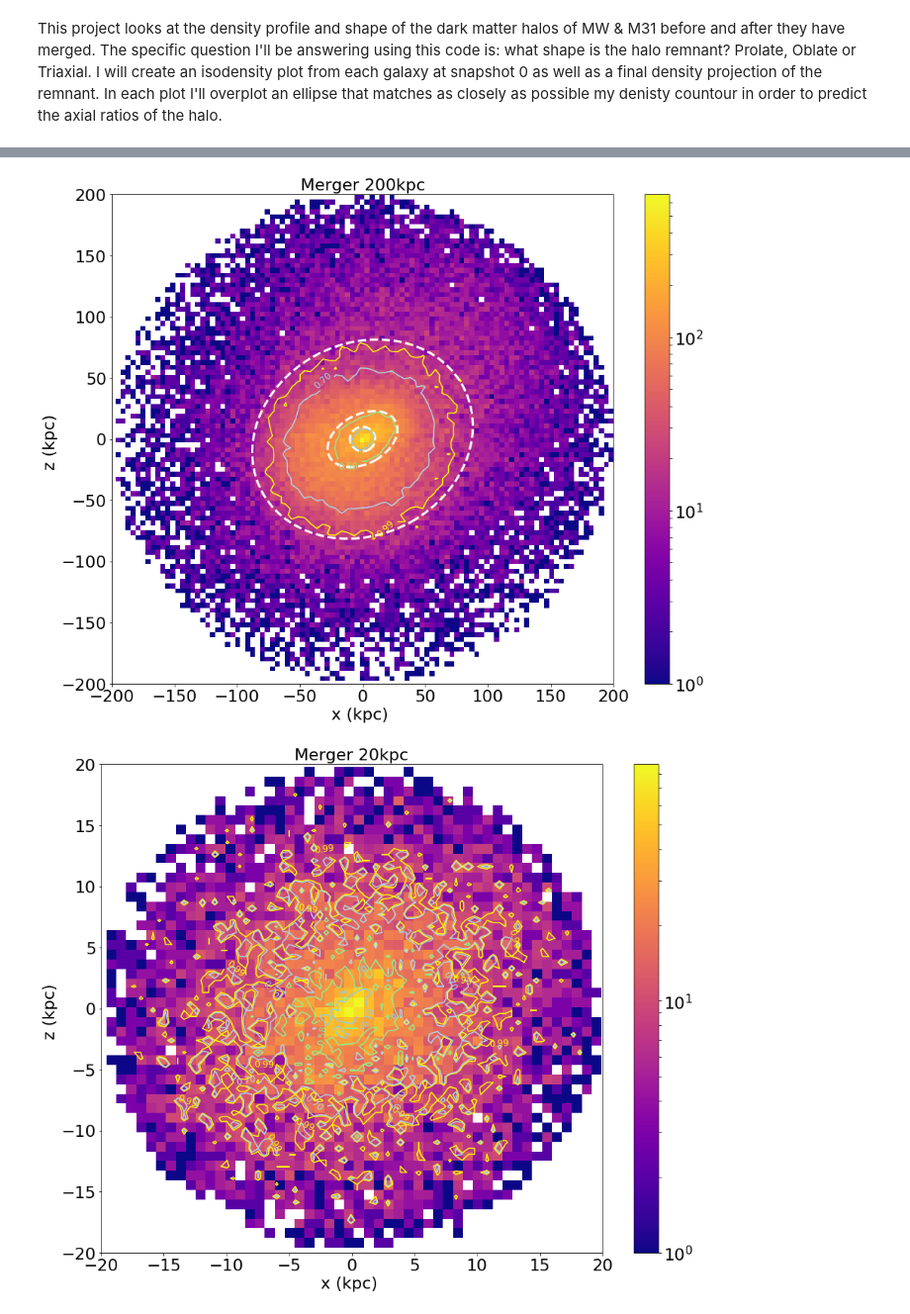
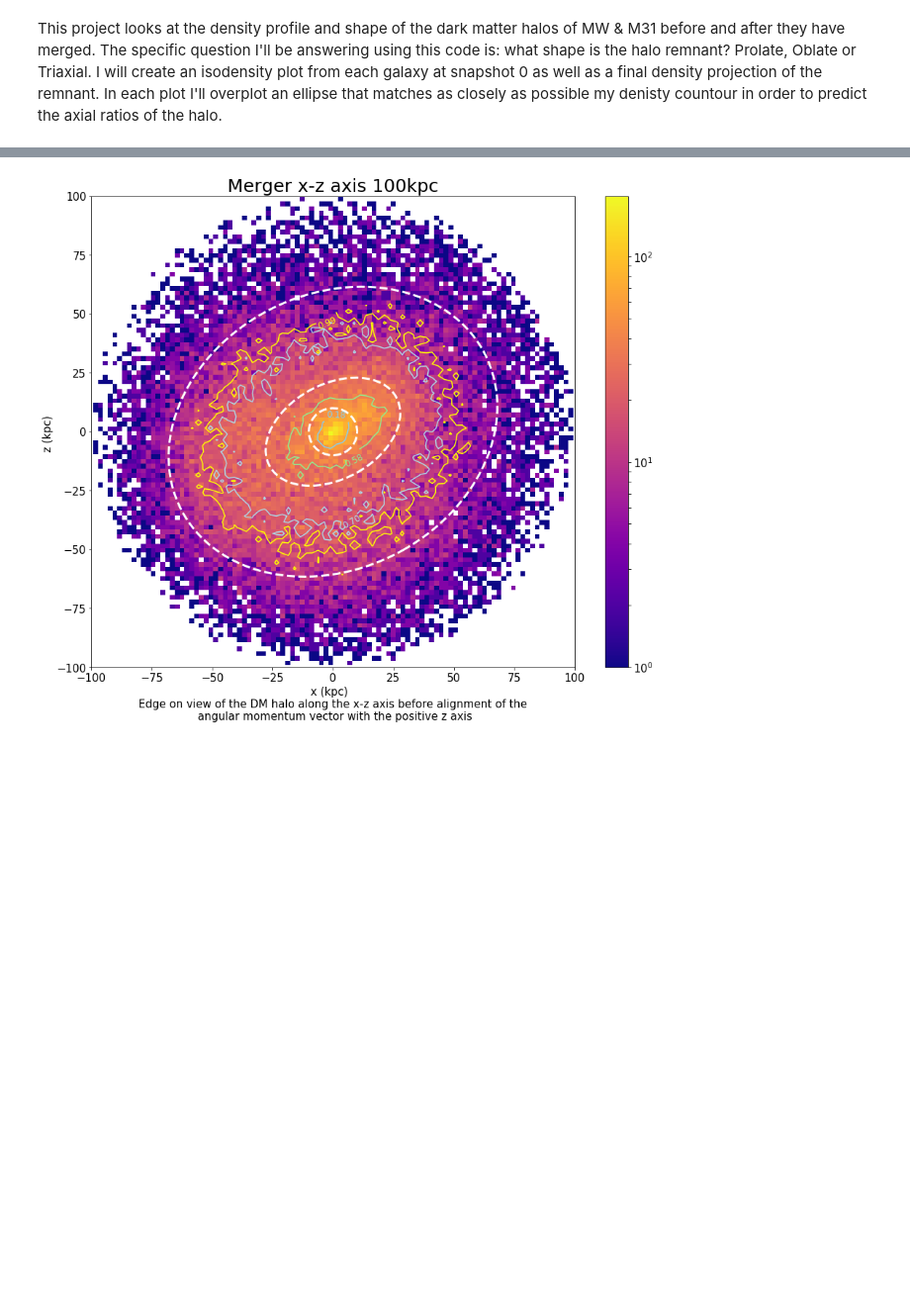
Before and after one commit to Ximena89/400B_STEPHENSON, a Jupyter notebook: ResearchProject/ResearchAssignment3/MW_M31_HALO_DM_MERGER.ipynb, the cells around one changed output, grey strips where cells are left out. Shown at 99% size. Drawn from its saved outputs; the diff is of its cells as text; code cells hidden in the pictures; blank space fills up the shorter version.

```diff
--- a/ResearchProject/ResearchAssignment3/MW_M31_HALO_DM_MERGER.ipynb
+++ b/ResearchProject/ResearchAssignment3/MW_M31_HALO_DM_MERGER.ipynb
@@ -175,10 +175,10 @@ index1_mw = np.where(rtot_mw <20)
 index1_m31 = np.where(rtot_m31 <20)
 index1_merger = np.where(rtot_merger <20)
 
-# 200 kpc
-index2_mw = np.where(rtot_mw < 200)
-index2_m31 = np.where(rtot_m31 < 200)
-index2_merger = np.where(rtot_merger < 200)
+# 100 kpc
+index2_mw = np.where(rtot_mw < 100)
+index2_m31 = np.where(rtot_m31 < 100)
+index2_merger = np.where(rtot_merger < 100)
 
 
 
@@ -214,21 +214,21 @@ vtot_merger = np.sqrt(vx_merger**2 + vy_merger**2 + vz_merger**2 )
 
 ## MW ##
 r_mw_20 = np.array([x_mw[index1_mw], y_mw[index1_mw], z_mw[index1_mw]]).T
-r_mw_200 = np.array([x_mw[index2_mw], y_mw[index2_mw], z_mw[index2_mw]]).T
+r_mw_100 = np.array([x_mw[index2_mw], y_mw[index2_mw], z_mw[index2_mw]]).T
 v_mw_20 = np.array([vx_mw[index1_mw], vy_mw[index1_mw], vz_mw[index1_mw]]).T
-v_mw_200 = np.array([vx_mw[index2_mw], vy_mw[index2_mw], vz_mw[index2_mw]]).T
+v_mw_100 = np.array([vx_mw[index2_mw], vy_mw[index2_mw], vz_mw[index2_mw]]).T
 
 ## M31 ##
 r_m31_20 = np.array([x_m31[index1_m31], y_m31[index1_m31], z_m31[index1_m31]]).T
-r_m31_200 = np.array([x_m31[index2_m31], y_m31[index2_m31], z_m31[index2_m31]]).T
+r_m31_100 = np.array([x_m31[index2_m31], y_m31[index2_m31], z_m31[index2_m31]]).T
 v_m31_20 = np.array([vx_m31[index1_m31], vy_m31[index1_m31], vz_m31[index1_m31]]).T
-v_m31_200 = np.array([vx_m31[index2_m31], vy_m31[index2_m31], vz_m31[index2_m31]]).T
+v_m31_100 = np.array([vx_m31[index2_m31], vy_m31[index2_m31], vz_m31[index2_m31]]).T
 
 ## merger ##
 r_merger_20 = np.array([x_merger[index1_merger], y_merger[index1_merger], z_merger[index1_merger]]).T
-r_merger_200 = np.array([x_merger[index2_merger], y_merger[index2_merger], z_merger[index2_merger]]).T
+r_merger_100 = np.array([x_merger[index2_merger], y_merger[index2_merger], z_merger[index2_merger]]).T
 v_merger_20 = np.array([vx_merger[index1_merger], vy_merger[index1_merger], vz_merger[index1_merger]]).T
-v_merger_200 = np.array([vx_merger[index2_merger], vy_merger[index2_merger], vz_merger[index2_merger]]).T
+v_merger_100 = np.array([vx_merger[index2_merger], vy_merger[index2_merger], vz_merger[index2_merger]]).T
 # %%
 # Rotate the position and velocity vectors so that the DM angular momentum
 # is aligned with z+ axis from Lab 7
@@ -282,5 +282,5 @@ rmerger_new200, vmerger_new200 = RotateFrame(r_merger_200, v_merger_200)
 # %%
-# MERGER 200kpc x-z
+# MERGER 100kpc x-z
 
 fig, ax= plt.subplots(figsize=(15,12))
 
@@ -298,69 +298,41 @@ e = Ellipse2D(amplitude=100., x_0=x0, y_0=y0, a=a, b=b,
 emp = mpatches.Ellipse((x0, y0), 2*a, 2*b, theta.degree, edgecolor='white', facecolor = 'none', linestyle='--', linewidth = 3)
 ax.add_patch(emp)
 
 
 a, b = 30, 20
 theta1 = Angle(30, 'deg')
 e2 = Ellipse2D(amplitude=100., x_0=x0, y_0=y0, a=a, b=b,
               theta=theta1.radian)
 emp2 = mpatches.Ellipse((x0, y0), 2*a, 2*b, theta.degree, edgecolor='white', facecolor = 'none', linestyle='--', linewidth = 3)
 ax.add_patch(emp2)
 
 
-a, b = 91, 78
+a, b = 71, 58
 theta1 = Angle(30, 'deg')
 e2 = Ellipse2D(amplitude=100., x_0=x0, y_0=y0, a=a, b=b,
               theta=theta1.radian)
 emp3 = mpatches.Ellipse((x0, y0), 2*a, 2*b, theta.degree, edgecolor='white', facecolor = 'none', linestyle='--', linewidth = 3)
 ax.add_patch(emp3)
 
 # plot contours
 density_contour(x_merger[index2_merger], z_merger[index2_merger], 80, 80, ax=ax, colors=['yellow', 'lightblue', 'lightgreen', 'skyblue', 'turquoise'])
 
 # Add axis labels
-ax.set_title("Merger 200kpc", fontsize=22)
-plt.xlabel('x (kpc) ', fontsize=22)
-plt.ylabel('z (kpc) ', fontsize=22)
+ax.set_title("Merger x-z axis 100kpc", fontsize=25)
+plt.xlabel('x (kpc)  \n Edge on view of the DM halo along the x-z axis before alignment of the \n angular momentum vector with the positive z axis',
+           fontsize=15)
+plt.ylabel('z (kpc) ', fontsize=15)
 
 #set axis limits
-plt.ylim(-200,200)
-plt.xlim(-200,200)
+plt.ylim(-100,100)
+plt.xlim(-100,100)
 
 #adjust tick label font size
-label_size = 22
+label_size = 15
 matplotlib.rcParams['xtick.labelsize'] = label_size
 matplotlib.rcParams['ytick.labelsize'] = label_size
 
-
-
-
-########### Merger 20 kpc x-z
-fig, ax= plt.subplots(figsize=(15, 12))
-
-# plot the particle density for Merger , 2D histogram
-plt.hist2d(x_merger[index1_merger], z_merger[index1_merger], bins=50, norm=LogNorm(), cmap='plasma')
-plt.colorbar()
-
-
-
-
-# plot contours
-density_contour(x_merger[index1_merger], z_merger[index1_merger], 80, 80, ax=ax, colors=['yellow', 'lightblue', 'lightgreen', 'skyblue', 'turquoise'])
-
-# Add axis labels
-ax.set_title("Merger 20kpc", fontsize=22)
-plt.xlabel('x (kpc) ', fontsize=22)
-plt.ylabel('z (kpc) ', fontsize=22)
-
-#set axis limits
-plt.ylim(-20,20)
-plt.xlim(-20,20)
-
-#adjust tick label font size
-label_size = 22
-matplotlib.rcParams['xtick.labelsize'] = label_size
-matplotlib.rcParams['ytick.labelsize'] = label_size
+plt.savefig('/Users/ximena/Desktop/merger_xz.png',format='png',dpi=200, bbox_inches = 'tight')
 # %% [output]
-[figure, old version]
+[figure, new version]
-[figure, removed]
 # %%
```
Also changed, not shown: parts of 9 cells of this notebook.
